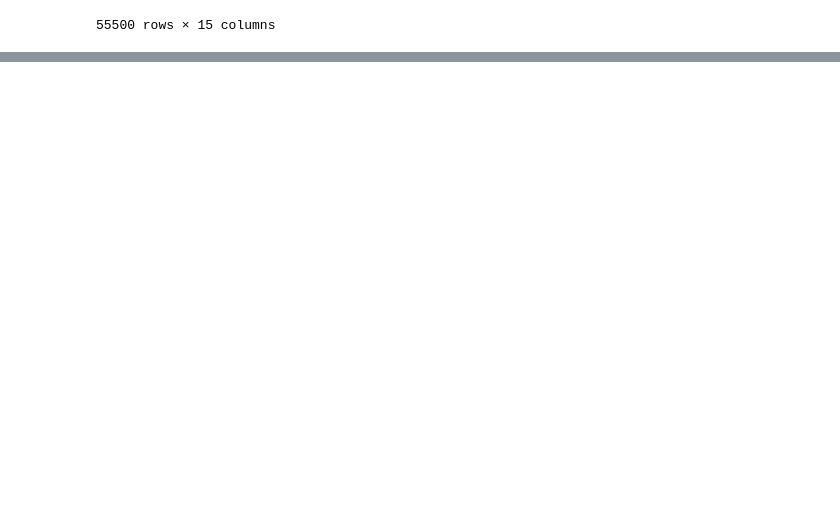
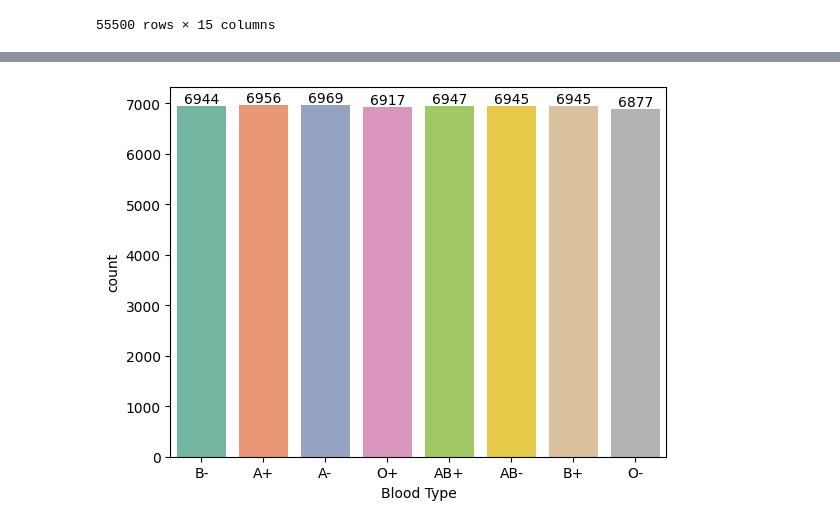
Before and after one commit to Devpal27/Healthcare, a Jupyter notebook: Untitled1.ipynb, the cells around one changed output, grey strips where cells are left out. Cells and saved outputs as stored; diff of their text form; code cells hidden in the pictures; blank space fills up the shorter version.

```diff
--- a/Untitled1.ipynb
+++ b/Untitled1.ipynb
@@ -387,0 +350,6 @@ df
+# %%
+ax = sns.countplot(x = 'Blood Type',data = df, palette = 'Set2', hue = 'Blood Type')
+for bars in ax.containers:
+    ax.bar_label(bars)
+# %% [output]
+[figure, added]
```
Also changed, not shown: parts of 19 cells of this notebook.
